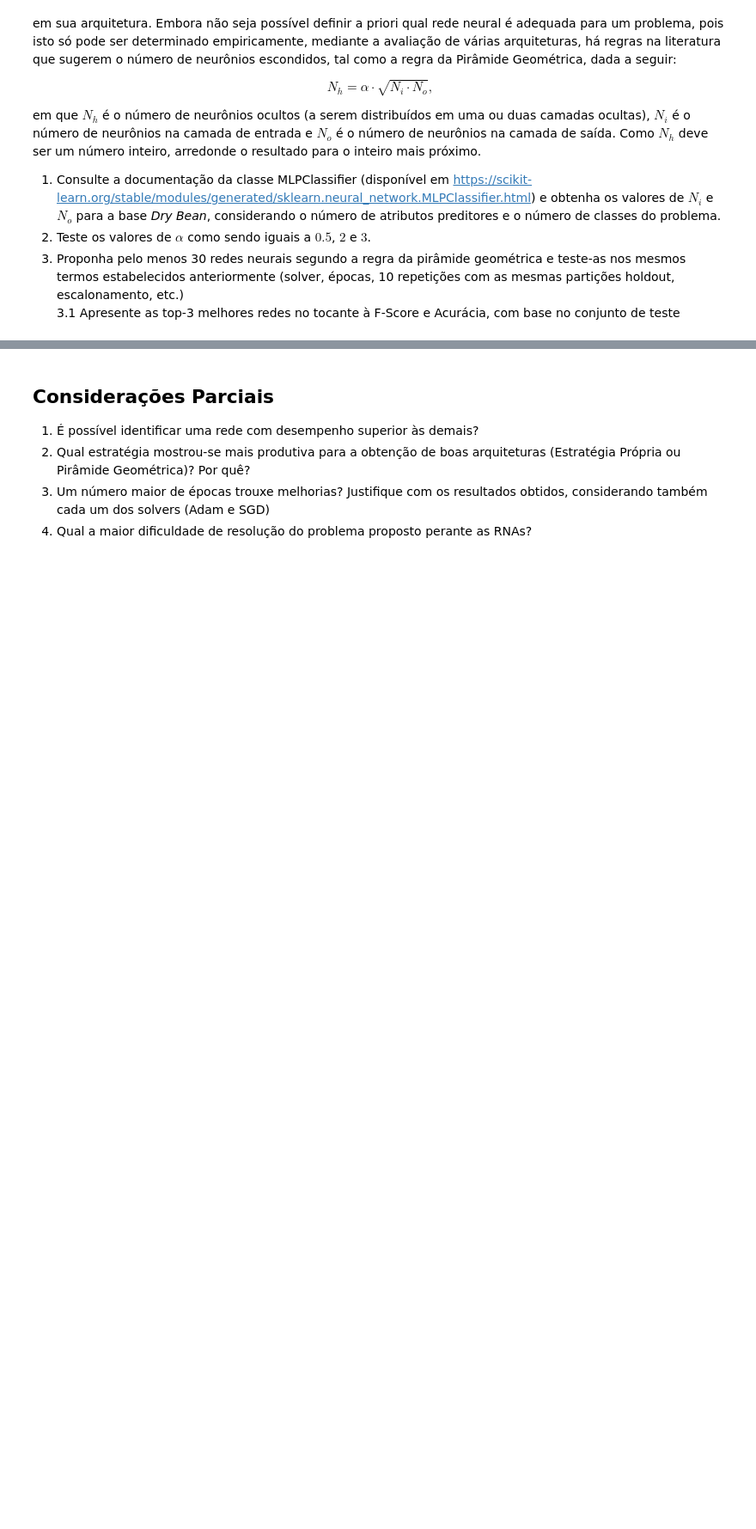
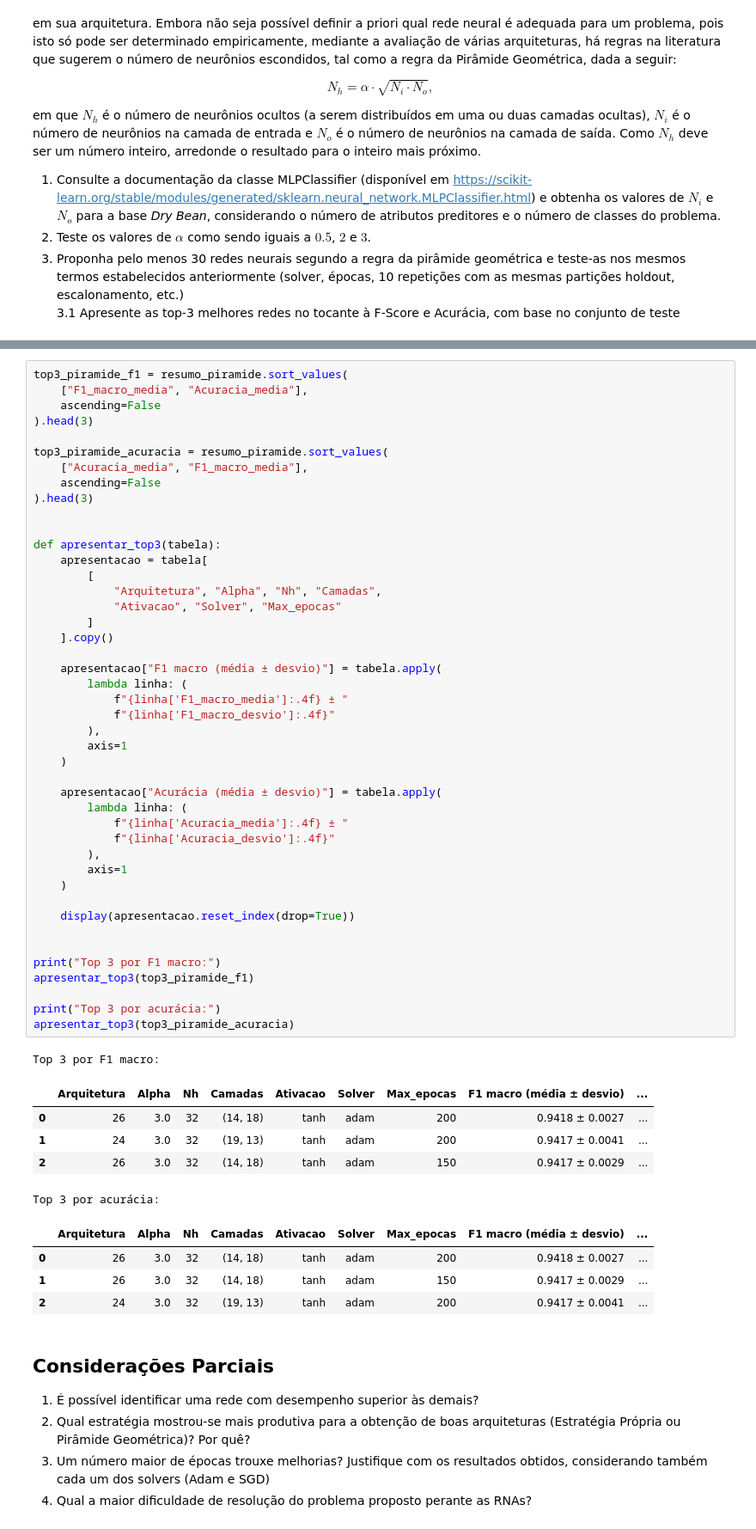
Before and after one commit to Jaum36/Trabalho_Pratico_Redes_Neurais_2.2, a Jupyter notebook: PP2.2.2 - Proposicao e Avaliacao de RNAs.ipynb, the cells around one changed output, grey strips where cells are left out. Shown at 86% size. Drawn from its saved outputs; the diff is of its cells as text; blank space fills up the shorter version.

```diff
--- a/PP2.2.2 - Proposicao e Avaliacao de RNAs.ipynb
+++ b/PP2.2.2 - Proposicao e Avaliacao de RNAs.ipynb
@@ -438,3 +898,58 @@ em que $N_h$ é o número de neurônios ocultos (a serem distribuídos em uma ou
+# %%
+top3_piramide_f1 = resumo_piramide.sort_values(
+    ["F1_macro_media", "Acuracia_media"],
+    ascending=False
+).head(3)
+
+top3_piramide_acuracia = resumo_piramide.sort_values(
+    ["Acuracia_media", "F1_macro_media"],
+    ascending=False
+).head(3)
+
+
+def apresentar_top3(tabela):
+    apresentacao = tabela[
+        [
+            "Arquitetura", "Alpha", "Nh", "Camadas",
+            "Ativacao", "Solver", "Max_epocas"
+        ]
+    ].copy()
+
+    apresentacao["F1 macro (média ± desvio)"] = tabela.apply(
+        lambda linha: (
+            f"{linha['F1_macro_media']:.4f} ± "
+            f"{linha['F1_macro_desvio']:.4f}"
+        ),
+        axis=1
+    )
+
+    apresentacao["Acurácia (média ± desvio)"] = tabela.apply(
+        lambda linha: (
+            f"{linha['Acuracia_media']:.4f} ± "
+            f"{linha['Acuracia_desvio']:.4f}"
+        ),
+        axis=1
+    )
+
+    display(apresentacao.reset_index(drop=True))
+
+
+print("Top 3 por F1 macro:")
+apresentar_top3(top3_piramide_f1)
+
+print("Top 3 por acurácia:")
+apresentar_top3(top3_piramide_acuracia)
+# %% [output]
+Top 3 por F1 macro:
+|  | Arquitetura | Alpha | Nh | Camadas | Ativacao | Solver | Max_epocas | F1 macro (média ± desvio) | ... |
+| 0 | 26 | 3.0 | 32 | (14, 18) | tanh | adam | 200 | 0.9418 ± 0.0027 | ... |
+| 1 | 24 | 3.0 | 32 | (19, 13) | tanh | adam | 200 | 0.9417 ± 0.0041 | ... |
+| 2 | 26 | 3.0 | 32 | (14, 18) | tanh | adam | 150 | 0.9417 ± 0.0029 | ... |
+Top 3 por acurácia:
+|  | Arquitetura | Alpha | Nh | Camadas | Ativacao | Solver | Max_epocas | F1 macro (média ± desvio) | ... |
+| 0 | 26 | 3.0 | 32 | (14, 18) | tanh | adam | 200 | 0.9418 ± 0.0027 | ... |
+| 1 | 26 | 3.0 | 32 | (14, 18) | tanh | adam | 150 | 0.9417 ± 0.0029 | ... |
+| 2 | 24 | 3.0 | 32 | (19, 13) | tanh | adam | 200 | 0.9417 ± 0.0041 | ... |
 # %% [markdown]
 ## Considerações Parciais
 
```
Also changed, not shown: parts of 19 cells of this notebook, 1 other file.
